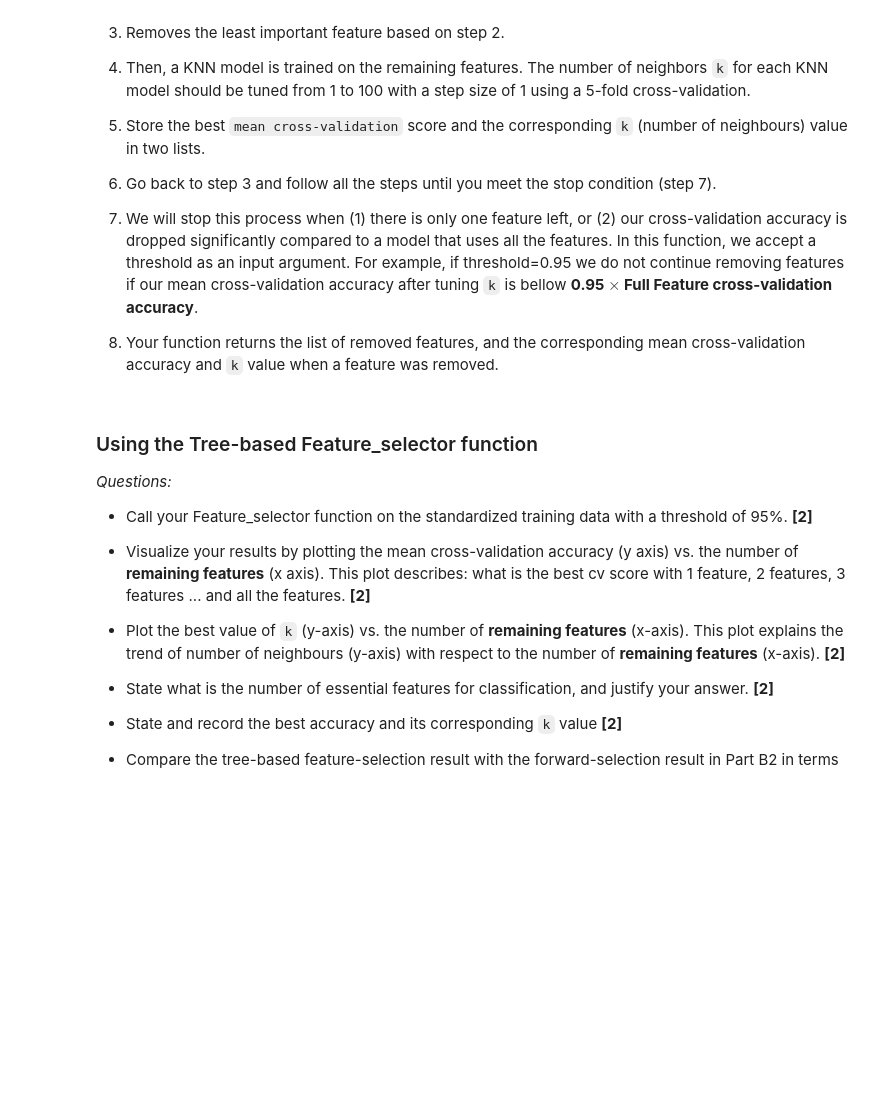
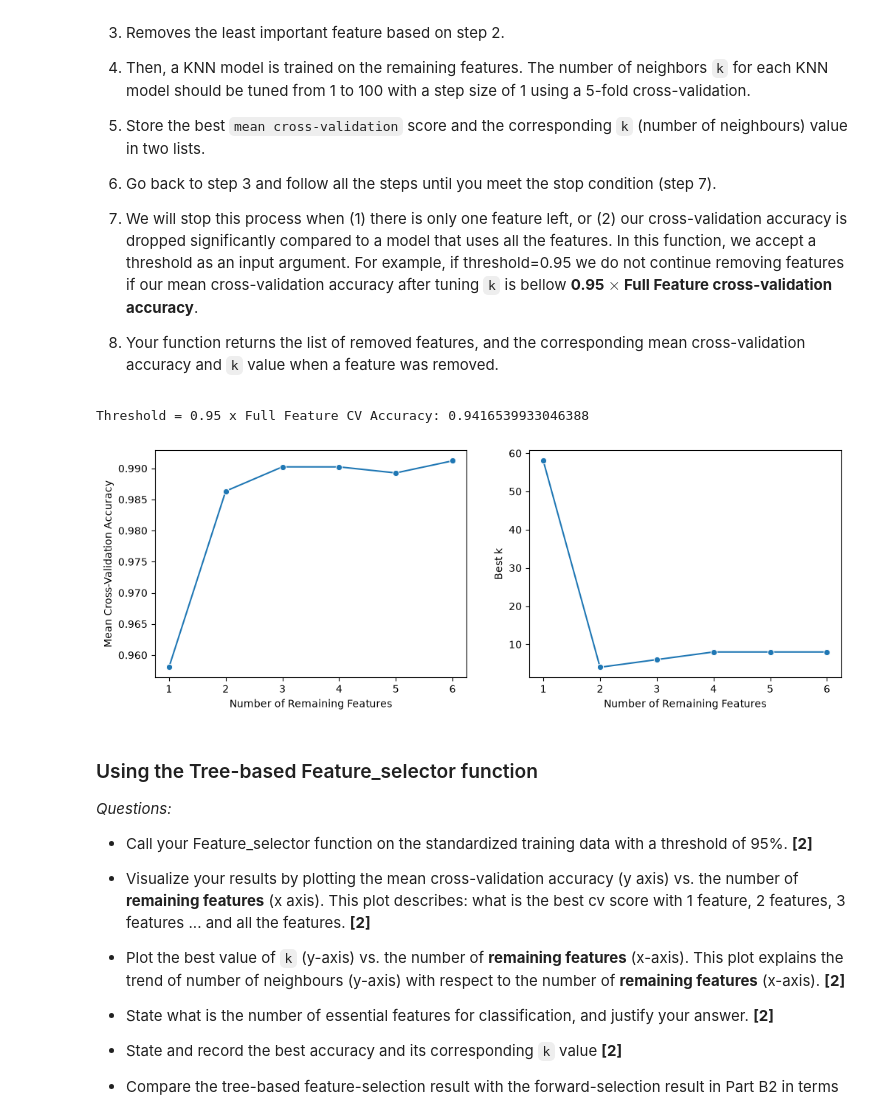
Before and after one commit to acknowledgeworkimagine/DataScienceStatlLearning, a Jupyter notebook: Project1_Elias_Gallegos.ipynb, the cells around one changed output. Drawn from its saved outputs; the diff is of its cells as text; code cells hidden in the pictures; blank space fills up the shorter version.

```diff
--- a/Project1_Elias_Gallegos.ipynb
+++ b/Project1_Elias_Gallegos.ipynb
@@ -673,8 +695,3 @@ Design a function ( `Feature_selector`) that accepts your dataset (X_train , y_t
 7. We will stop this process when (1) there is only one feature left, or (2) our cross-validation accuracy is dropped significantly compared to a model that uses all the features. In this function, we accept a threshold as an input argument. For example, if threshold=0.95 we do not continue removing features if our mean cross-validation accuracy after tuning `k` is bellow **0.95 $\times$ Full Feature cross-validation accuracy**.
 
 8. Your function returns the list of removed features, and the corresponding mean cross-validation accuracy and `k` value when a feature was removed.
-# %%
-from sklearn.tree import DecisionTreeClassifier
-
-def Feature_selector ():
-    # Add your code HERE
@@ -681,3 +751,45 @@ def Feature_selector ():
+# %%
+
+results_k = []
+results_accuracy = []
+results_featured_names = []
+remaining_features = []
+
+results_featured_names, results_accuracy, results_k, remaining_features, full_k, full_feature_accuracy = Feature_selector(X_train_std,y_train_1d,0.95)
+remaining_features = [6] + remaining_features
+results_accuracy = [full_feature_accuracy] + results_accuracy
+#print(remaining_features)
+#print(results_accuracy)
+
+results_k = [full_k] + results_k
+# %% [output]
+Threshold = 0.95 x Full Feature CV Accuracy: 0.9416539933046388
+# %%
+fig, axes = plt.subplots(1, 2, figsize=(12, 4))
+
+sns.lineplot(
+    x=remaining_features,
+    y=results_accuracy,
+    marker="o",
+    ax=axes[0]
+)
+
+axes[0].set_xlabel("Number of Remaining Features")
+axes[0].set_ylabel("Mean Cross-Validation Accuracy")
+
+sns.lineplot(
+    x=remaining_features,
+    y=results_k,
+    marker="o",
+    ax=axes[1]
+)
+
+axes[1].set_xlabel("Number of Remaining Features")
+axes[1].set_ylabel("Best k")
+
+plt.show()
+# %% [output]
+[figure, added]
 # %% [markdown]
 ### Using the Tree-based Feature_selector function
 
```
Also changed, not shown: parts of 3 cells of this notebook.
